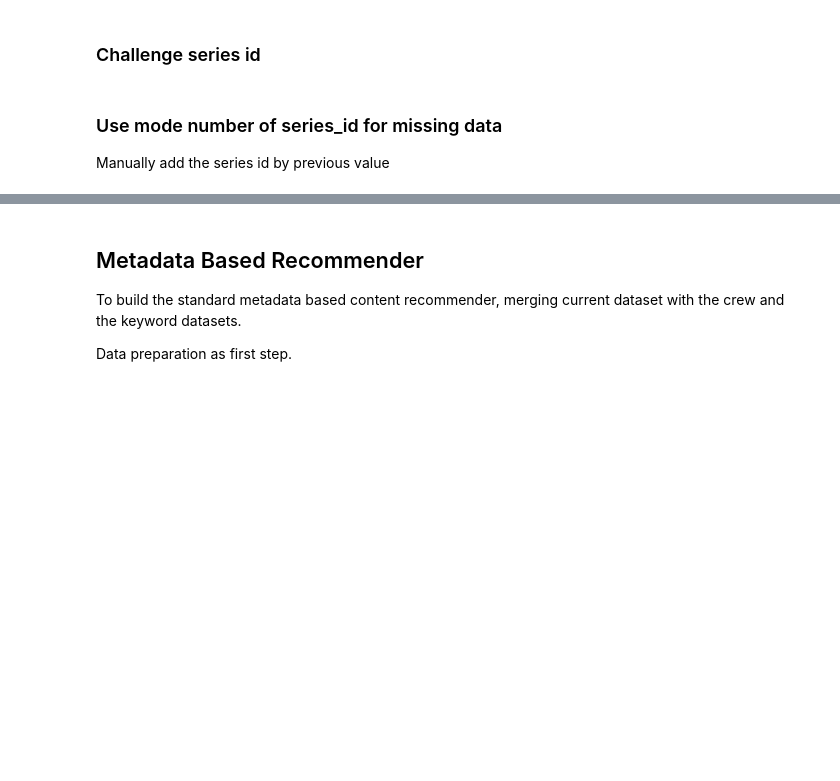
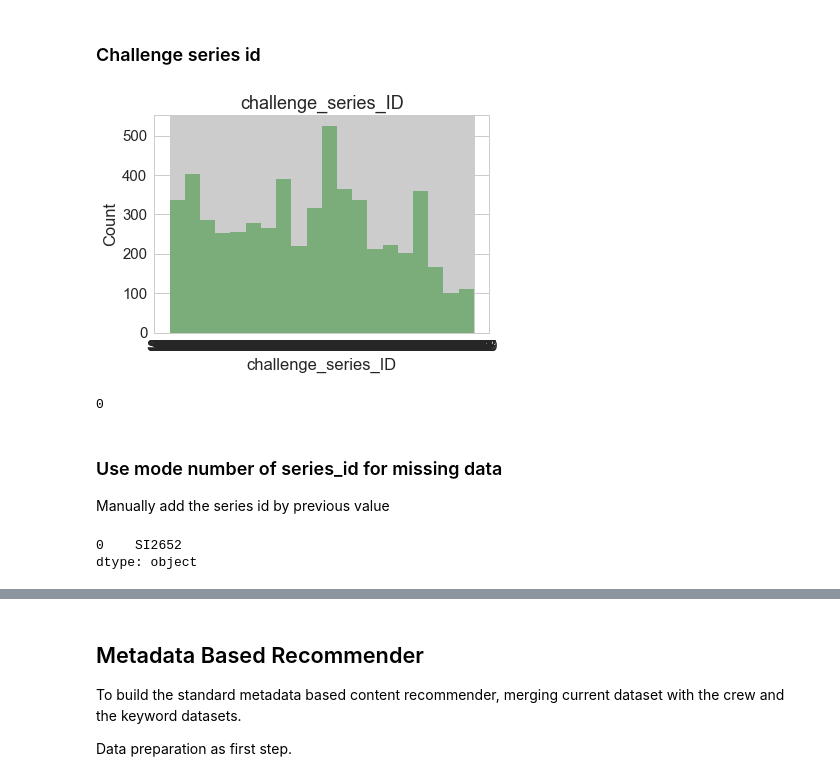
Before and after one commit to Cheng-Lin-Li/MachineLearning, a Jupyter notebook: Competition/McKinseyAnalyticsRecommendation/Recommendation.ipynb, the cells around one changed output, grey strips where cells are left out. Saved outputs shown, nothing was run; the diff lists cells and outputs as text; code cells hidden in the pictures; blank space fills up the shorter version.

```diff
--- a/Competition/McKinseyAnalyticsRecommendation/Recommendation.ipynb
+++ b/Competition/McKinseyAnalyticsRecommendation/Recommendation.ipynb
@@ -118,6 +198,6 @@ Two Content Based Recommenders based on:
 ### Data cleaning for total submissions.
 The latest challenges do not have the number, use median number to fillin.
 # %%
-# # Assign missing total_submissions to median number
-# df_challenge["total_submissions"] = df_challenge["total_submissions"].fillna(value=122)
-# df_challenge.tail()
+# Assign missing total_submissions to median number
+df_challenge["total_submissions"] = df_challenge["total_submissions"].fillna(value=122)
+df_challenge.tail()
@@ -124,19 +211,26 @@ The latest challenges do not have the number, use median number to fillin.
 # %% [markdown]
 ### Challenge series id
 # %%
-# with sns.plotting_context("notebook",font_scale=1.5):
-#     sns.set_style("whitegrid")
-#     sns.distplot(df_challenge["challenge_series_ID"].dropna(),
-#                  bins=20,
-#                  kde=False,
-#                  color="green")
-#     plt.title("challenge_series_ID")
-#     plt.ylabel("Count")
+with sns.plotting_context("notebook",font_scale=1.5):
+    sns.set_style("whitegrid")
+    sns.distplot(df_challenge["challenge_series_ID"].dropna(),
+                 bins=20,
+                 kde=False,
+                 color="green")
+    plt.title("challenge_series_ID")
+    plt.ylabel("Count")
+# %% [output]
+[figure, added]
 # %%
-# df_challenge["challenge_series_ID"].isna().sum()
+df_challenge["challenge_series_ID"].isna().sum()
+# %% [output]
+0
 # %% [markdown]
 ### Use mode number of series_id for missing data
 Manually add the series id by previous value
 # %%
-#  df_challenge["challenge_series_ID"].mode()
+ df_challenge["challenge_series_ID"].mode()
+# %% [output]
+0    SI2652
+dtype: object
 # %%
```
Also changed, not shown: parts of 48 cells of this notebook.
